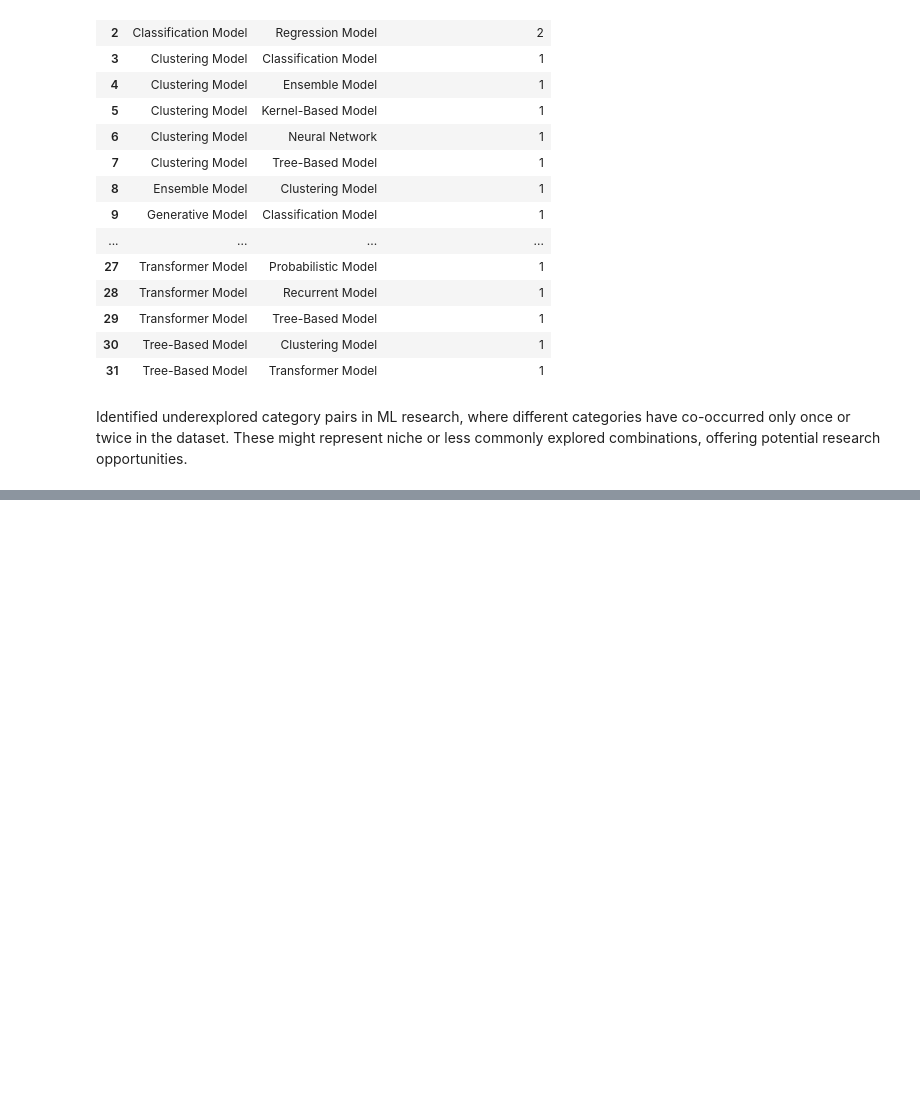
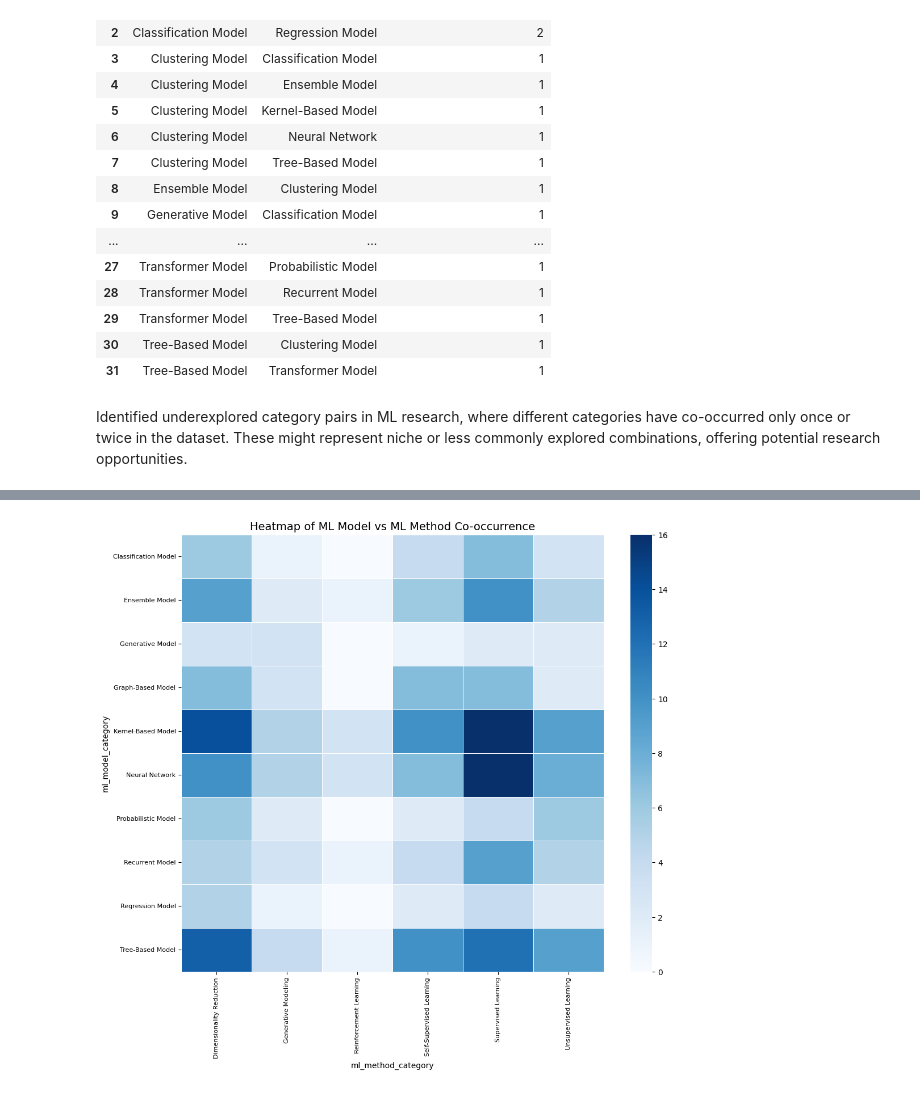
Before and after one commit to seyedrezamirkhani/ml-lncRNA, a Jupyter notebook: src/notebooks/part-03-finding-ML-methods-with-rules/12-analyse-search-results.ipynb, the cells around one changed output, grey strips where cells are left out. Cells and saved outputs as stored; diff of their text form; code cells hidden in the pictures; blank space fills up the shorter version.

Commit message:
added Method and Model section

```diff
--- a/src/notebooks/part-03-finding-ML-methods-with-rules/12-analyse-search-results.ipynb
+++ b/src/notebooks/part-03-finding-ML-methods-with-rules/12-analyse-search-results.ipynb
@@ -843,0 +850,35 @@ Identified underexplored category pairs in ML research, where different categori
+# %%
+df_filtered = ml_results_df.drop(columns=['cnt', 'classification', 'ml_term'])
+# %%
+# Create paper_model_df with distinct values of title and ml_model_category
+paper_model_df = df_filtered[['title', 'ml_model_category']].drop_duplicates()
+
+# Create paper_method_df with distinct values of title and ml_method_category
+paper_method_df = df_filtered[['title', 'ml_method_category']].drop_duplicates()
+
+# Display the new dataframes
+#tools.display_dataframe_to_user(name="Paper Model DataFrame", dataframe=paper_model_df)
+#tools.display_dataframe_to_user(name="Paper Method DataFrame", dataframe=paper_method_df)
+# %%
+# Drop rows with null values in paper_model_df and paper_method_df
+paper_model_df = paper_model_df.dropna(subset=['ml_model_category'])
+paper_method_df = paper_method_df.dropna(subset=['ml_method_category'])
+
+# Display the cleaned dataframes
+#tools.display_dataframe_to_user(name="Cleaned Paper Model DataFrame", dataframe=paper_model_df)
+#tools.display_dataframe_to_user(name="Cleaned Paper Method DataFrame", dataframe=paper_method_df)
+# %%
+# Merge the two dataframes on 'title' to associate models with methods in the same paper
+merged_df = paper_model_df.merge(paper_method_df, on='title')
+
+# Create a co-occurrence matrix using a cross-tabulation
+co_occurrence_matrix_model_method = pd.crosstab(merged_df['ml_model_category'], merged_df['ml_method_category'])
+
+# Display the co-occurrence matrix
+#tools.display_dataframe_to_user(name="Co-Occurrence Matrix", dataframe=co_occurrence_matrix)
+
+# Create a co-occurrence matrix with methods as rows and models as columns
+co_occurrence_matrix_method_model = pd.crosstab(merged_df['ml_method_category'], merged_df['ml_model_category'])
+
+# Display the co-occurrence matrix
+#tools.display_dataframe_to_user(name="Co-Occurrence Matrix (Method-Model)", dataframe=co_occurrence_matrix_method_model)
@@ -843,0 +911,4 @@ Identified underexplored category pairs in ML research, where different categori
+# %%
+plot_co_occurrence_matrix(matrix=co_occurrence_matrix_model_method, title='Heatmap of ML Model vs ML Method Co-occurrence')
+# %% [output]
+[figure, added]
```
Also changed, not shown: parts of 7 cells of this notebook.
